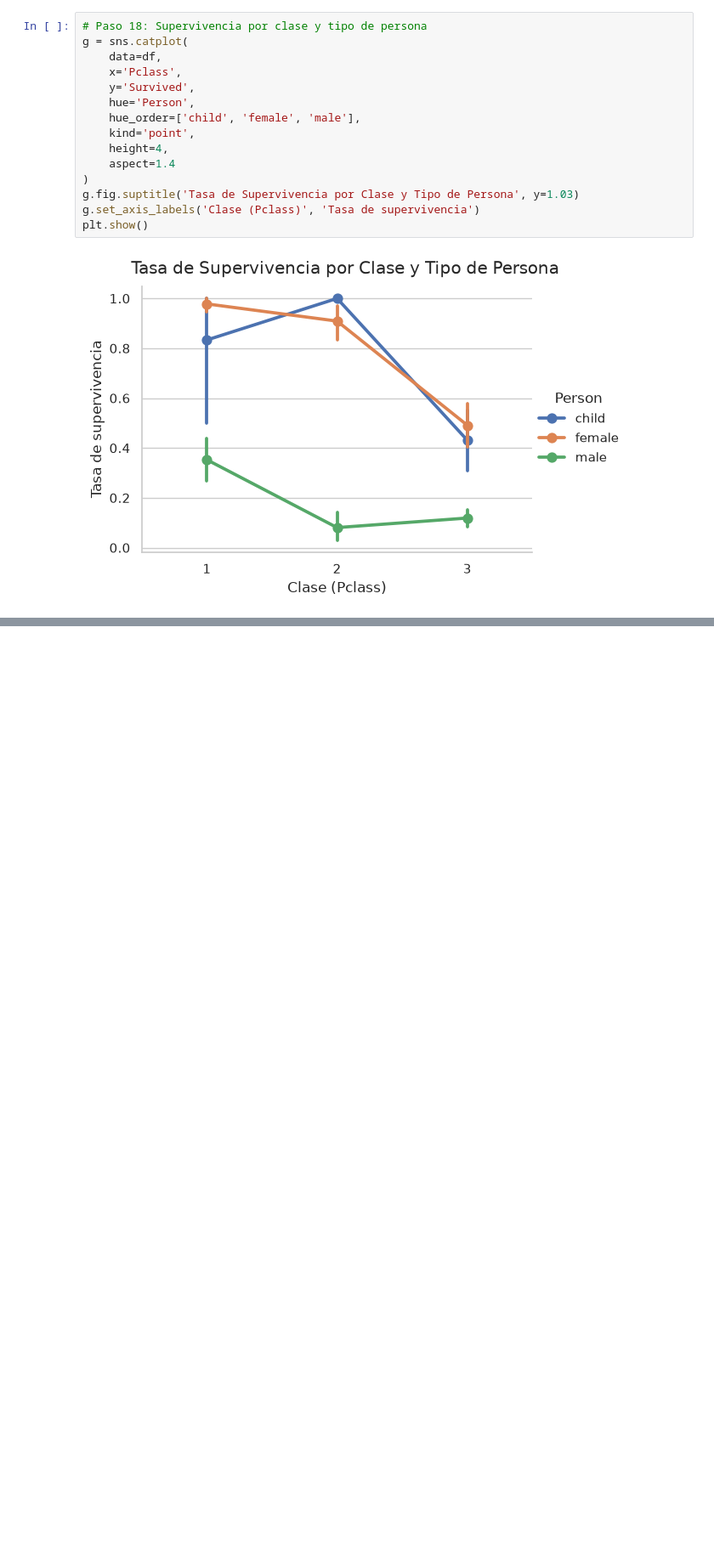
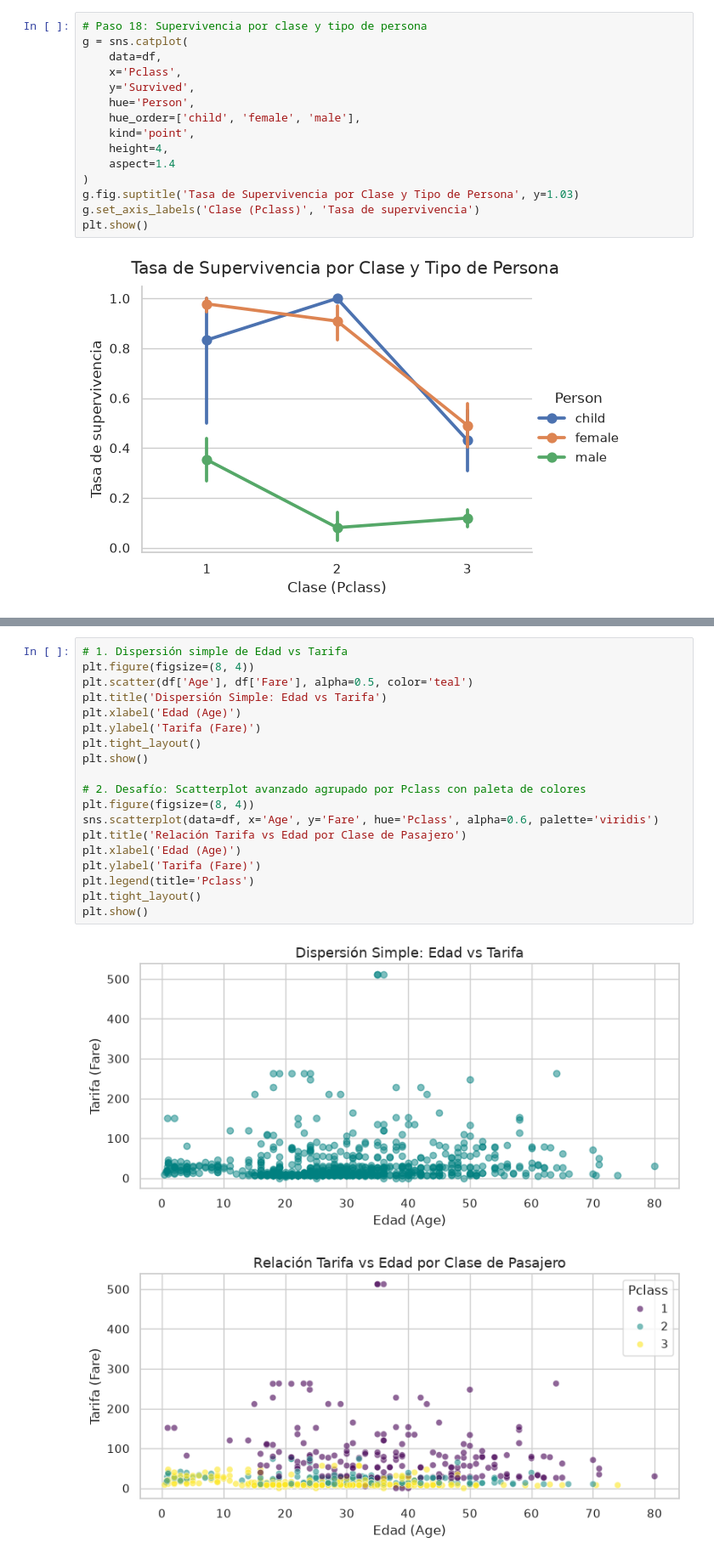
Before and after one commit to KeydyMi/proyecto_ciencia_de_datos, a Jupyter notebook: notebooks/02_exploracion.ipynb, the cells around one changed output, grey strips where cells are left out. Shown at 85% size. Cells and saved outputs as stored; diff of their text form; blank space fills up the shorter version.

```diff
--- a/notebooks/02_exploracion.ipynb
+++ b/notebooks/02_exploracion.ipynb
@@ -353,0 +379,22 @@ plt.show()
+# %%
+# 1. Dispersión simple de Edad vs Tarifa
+plt.figure(figsize=(8, 4))
+plt.scatter(df['Age'], df['Fare'], alpha=0.5, color='teal')
+plt.title('Dispersión Simple: Edad vs Tarifa')
+plt.xlabel('Edad (Age)')
+plt.ylabel('Tarifa (Fare)')
+plt.tight_layout()
+plt.show()
+
+# 2. Desafío: Scatterplot avanzado agrupado por Pclass con paleta de colores
+plt.figure(figsize=(8, 4))
+sns.scatterplot(data=df, x='Age', y='Fare', hue='Pclass', alpha=0.6, palette='viridis')
+plt.title('Relación Tarifa vs Edad por Clase de Pasajero')
+plt.xlabel('Edad (Age)')
+plt.ylabel('Tarifa (Fare)')
+plt.legend(title='Pclass')
+plt.tight_layout()
+plt.show()
+# %% [output]
+[figure, added]
+[figure, added]
```
Also changed, not shown: parts of 1 cell of this notebook.
